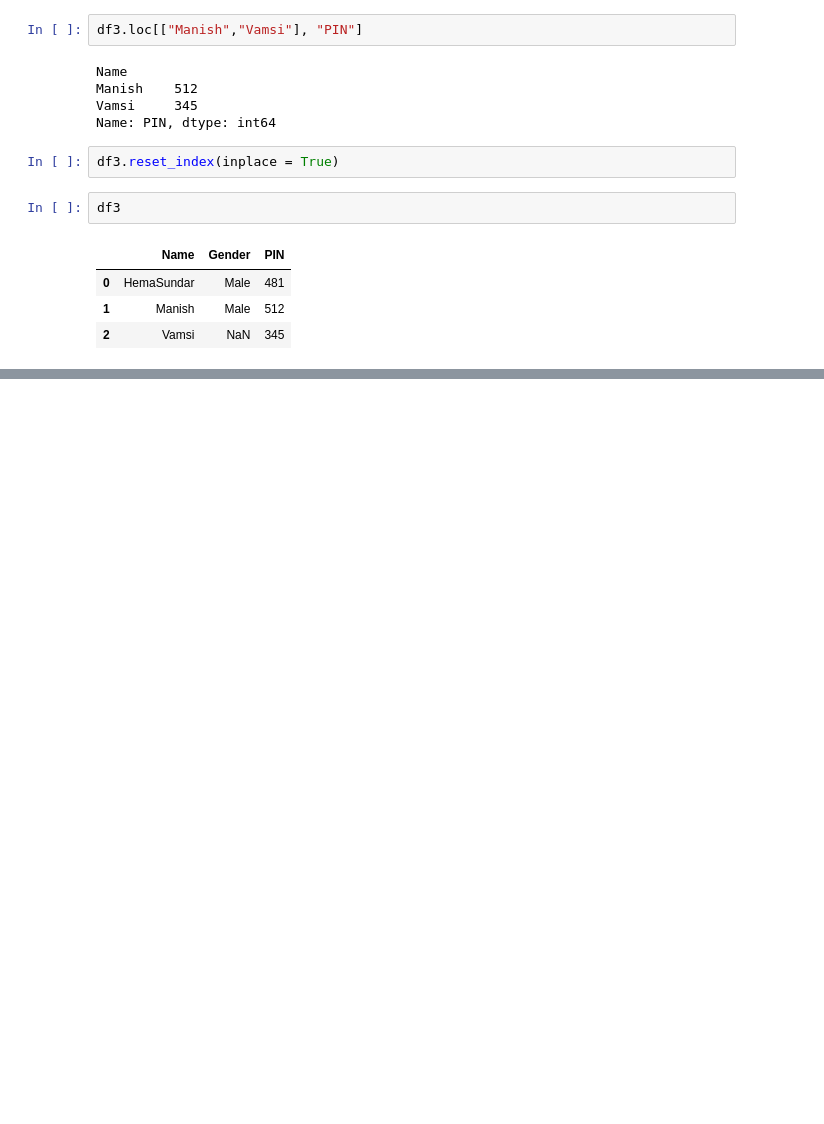
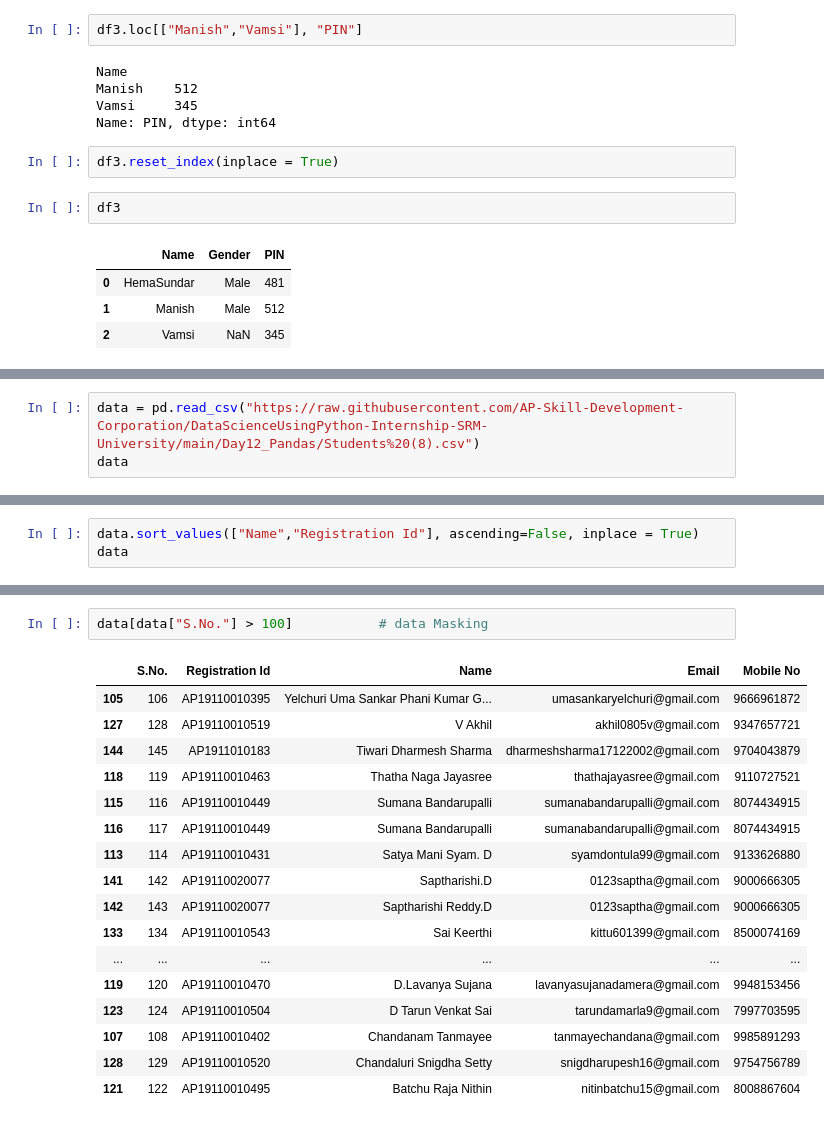
Before and after one commit to AP-Skill-Development-Corporation/DataScienceUsingPython-Internship-SRM-University, a Jupyter notebook: Day12_Pandas/Day12_23-06-2021.ipynb, the cells around one changed output, grey strips where cells are left out. Saved outputs shown, nothing was run; the diff lists cells and outputs as text; blank space fills up the shorter version.

```diff
--- a/Day12_Pandas/Day12_23-06-2021.ipynb
+++ b/Day12_Pandas/Day12_23-06-2021.ipynb
@@ -537,0 +752,3 @@ df3
+# %%
+data = pd.read_csv("https://raw.githubusercontent.com/AP-Skill-Development-Corporation/DataScienceUsingPython-Internship-SRM-University/main/Day12_Pandas/Students%20(8).csv")
+data
@@ -537,0 +898,3 @@ df3
+# %%
+data.sort_values(["Name","Registration Id"], ascending=False, inplace = True)
+data
@@ -537,0 +1080,20 @@ df3
+# %%
+data[data["S.No."] > 100]           # data Masking
+# %% [output]
+|  | S.No. | Registration Id | Name | Email | Mobile No |
+| 105 | 106 | AP19110010395 | Yelchuri Uma Sankar Phani Kumar G... | umasankaryelchuri@gmail.com | 9666961872 |
+| 127 | 128 | AP19110010519 | V Akhil | akhil0805v@gmail.com | 9347657721 |
+| 144 | 145 | AP1911010183 | Tiwari Dharmesh Sharma | dharmeshsharma17122002@gmail.com | 9704043879 |
+| 118 | 119 | AP19110010463 | Thatha Naga Jayasree | thathajayasree@gmail.com | 9110727521 |
+| 115 | 116 | AP19110010449 | Sumana Bandarupalli | sumanabandarupalli@gmail.com | 8074434915 |
+| 116 | 117 | AP19110010449 | Sumana Bandarupalli | sumanabandarupalli@gmail.com | 8074434915 |
+| 113 | 114 | AP19110010431 | Satya Mani Syam. D | syamdontula99@gmail.com | 9133626880 |
+| 141 | 142 | AP19110020077 | Saptharishi.D | 0123saptha@gmail.com | 9000666305 |
+| 142 | 143 | AP19110020077 | Saptharishi Reddy.D | 0123saptha@gmail.com | 9000666305 |
+| 133 | 134 | AP19110010543 | Sai Keerthi | kittu601399@gmail.com | 8500074169 |
+| ... | ... | ... | ... | ... | ... |
+| 119 | 120 | AP19110010470 | D.Lavanya Sujana | lavanyasujanadamera@gmail.com | 9948153456 |
+| 123 | 124 | AP19110010504 | D Tarun Venkat Sai | tarundamarla9@gmail.com | 7997703595 |
+| 107 | 108 | AP19110010402 | Chandanam Tanmayee | tanmayechandana@gmail.com | 9985891293 |
+| 128 | 129 | AP19110010520 | Chandaluri Snigdha Setty | snigdharupesh16@gmail.com | 9754756789 |
+| 121 | 122 | AP19110010495 | Batchu Raja Nithin | nitinbatchu15@gmail.com | 8008867604 |
```
Also changed, not shown: parts of 58 cells of this notebook, 1 other file.
